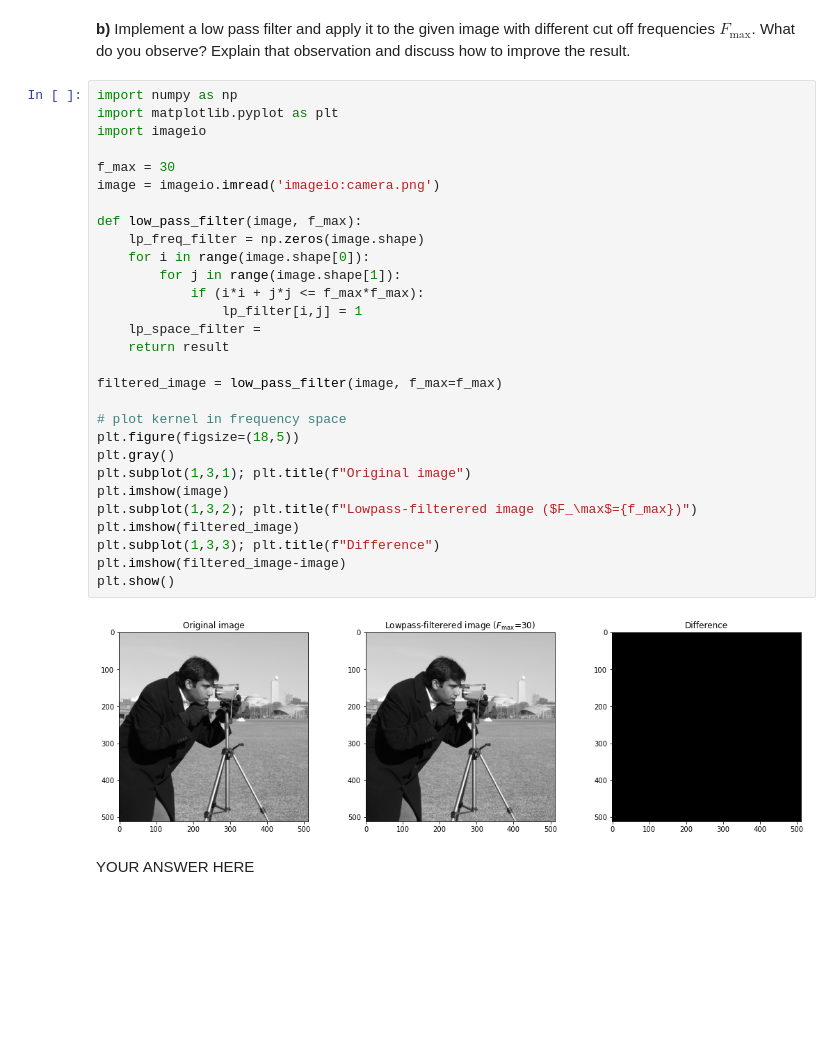
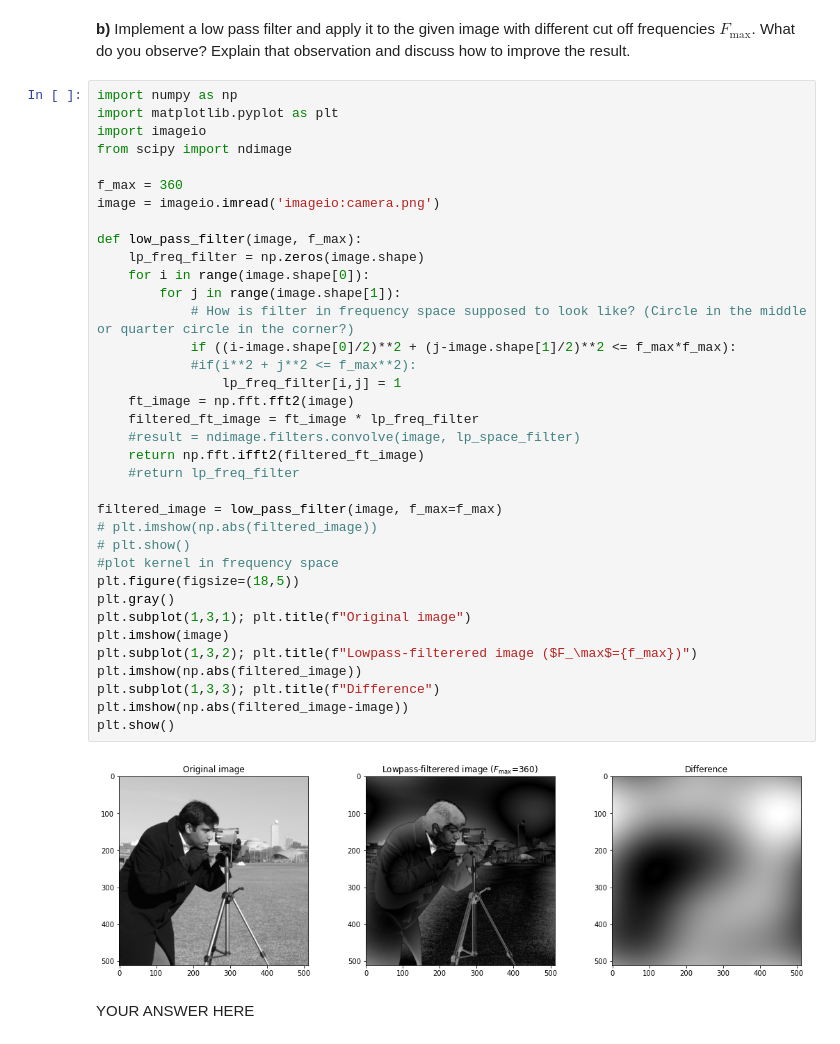
Before and after one commit to jumorisse/Computer-Vision, a Jupyter notebook: Sheet07/sheet07.ipynb, the cells around one changed output. Saved outputs shown, nothing was run; the diff lists cells and outputs as text; blank space fills up the shorter version.

```diff
--- a/Sheet07/sheet07.ipynb
+++ b/Sheet07/sheet07.ipynb
@@ -399,34 +399,41 @@ When varying the kernel size, the figures in the frequency space change their si
 # %%
 import numpy as np
 import matplotlib.pyplot as plt
 import imageio
+from scipy import ndimage
 
-f_max = 30
+f_max = 360
 image = imageio.imread('imageio:camera.png')
 
 def low_pass_filter(image, f_max):
     lp_freq_filter = np.zeros(image.shape)
     for i in range(image.shape[0]):
         for j in range(image.shape[1]):
-            if (i*i + j*j <= f_max*f_max):
-                lp_filter[i,j] = 1
-    lp_space_filter =
-    return result
+            # How is filter in frequency space supposed to look like? (Circle in the middle or quarter circle in the corner?)
+            if ((i-image.shape[0]/2)**2 + (j-image.shape[1]/2)**2 <= f_max*f_max):
+            #if(i**2 + j**2 <= f_max**2):
+                lp_freq_filter[i,j] = 1
+    ft_image = np.fft.fft2(image)
+    filtered_ft_image = ft_image * lp_freq_filter
+    #result = ndimage.filters.convolve(image, lp_space_filter)
+    return np.fft.ifft2(filtered_ft_image)
+    #return lp_freq_filter
 
 filtered_image = low_pass_filter(image, f_max=f_max)
-
-# plot kernel in frequency space
+# plt.imshow(np.abs(filtered_image))
+# plt.show()
+#plot kernel in frequency space
 plt.figure(figsize=(18,5))
 plt.gray()
 plt.subplot(1,3,1); plt.title(f"Original image")
 plt.imshow(image)
 plt.subplot(1,3,2); plt.title(f"Lowpass-filterered image ($F_\max$={f_max})")
-plt.imshow(filtered_image)
+plt.imshow(np.abs(filtered_image))
 plt.subplot(1,3,3); plt.title(f"Difference")
-plt.imshow(filtered_image-image)
+plt.imshow(np.abs(filtered_image-image))
 plt.show()
 # %% [output]
-[figure, old version]
+[figure, new version]
 # %% [markdown]
 YOUR ANSWER HERE
 # %% [markdown]
```
Also changed, not shown: parts of 2 cells of this notebook.
